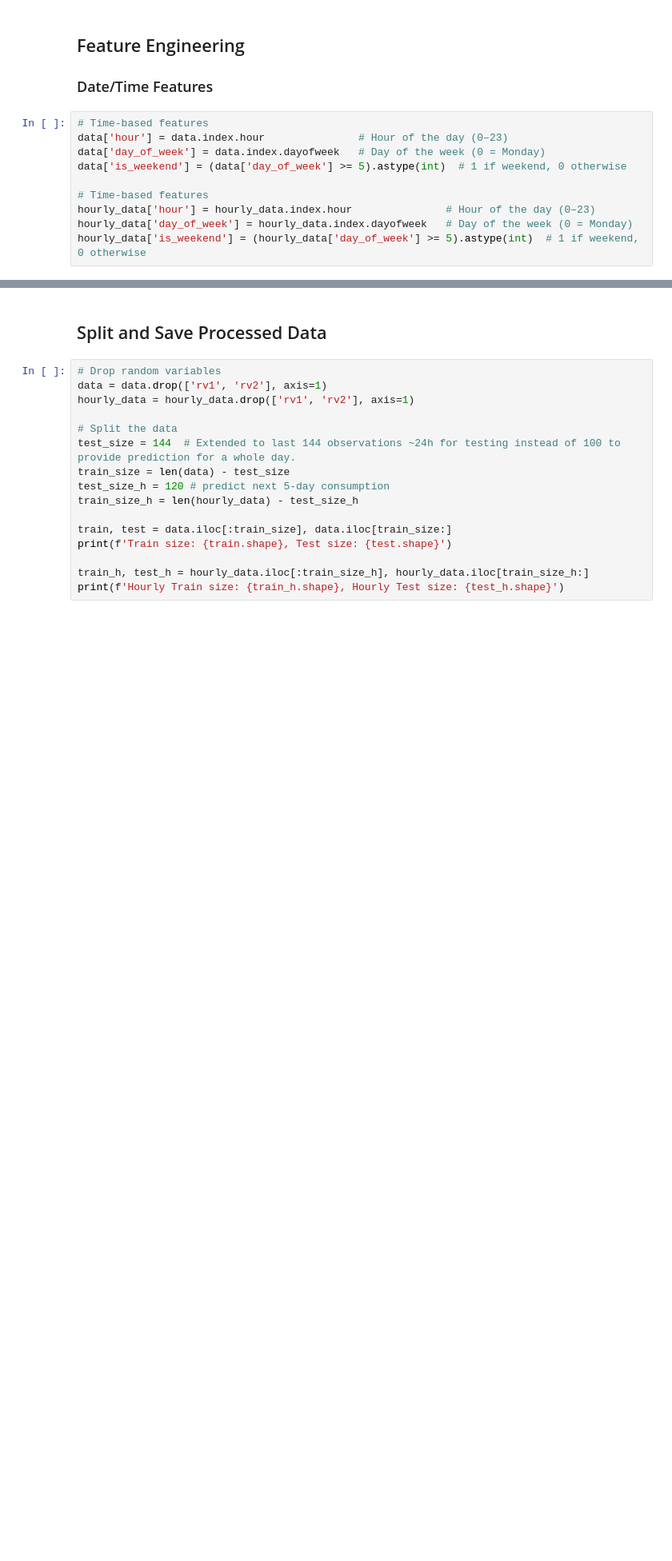
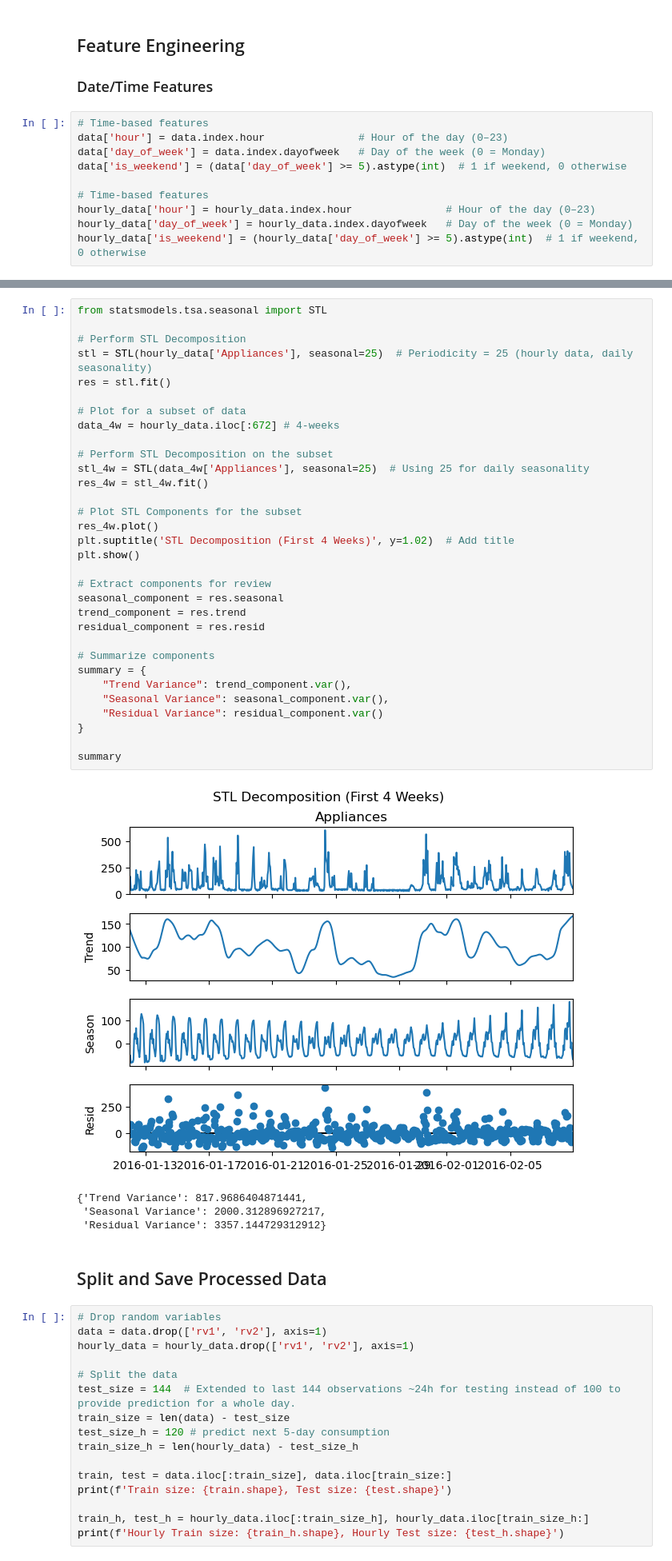
Before and after one commit to farukyasarphd/time_series_prediction_energy, a Jupyter notebook: notebooks/eda.ipynb, the cells around one changed output, grey strips where cells are left out. Shown at 80% size. Saved outputs shown, nothing was run; the diff lists cells and outputs as text; blank space fills up the shorter version.

Commit message:
updated eda with stationarity and seasonality analysis for hourly data

```diff
--- a/notebooks/eda.ipynb
+++ b/notebooks/eda.ipynb
@@ -395,3 +425,40 @@ hourly_data['is_weekend'] = (hourly_data['day_of_week'] >= 5).astype(int)  # 1 i
+# %%
+from statsmodels.tsa.seasonal import STL
+
+# Perform STL Decomposition
+stl = STL(hourly_data['Appliances'], seasonal=25)  # Periodicity = 25 (hourly data, daily seasonality)
+res = stl.fit()
+
+# Plot for a subset of data
+data_4w = hourly_data.iloc[:672] # 4-weeks
+
+# Perform STL Decomposition on the subset
+stl_4w = STL(data_4w['Appliances'], seasonal=25)  # Using 25 for daily seasonality
+res_4w = stl_4w.fit()
+
+# Plot STL Components for the subset
+res_4w.plot()
+plt.suptitle('STL Decomposition (First 4 Weeks)', y=1.02)  # Add title
+plt.show()
+
+# Extract components for review
+seasonal_component = res.seasonal
+trend_component = res.trend
+residual_component = res.resid
+
+# Summarize components
+summary = {
+    "Trend Variance": trend_component.var(),
+    "Seasonal Variance": seasonal_component.var(),
+    "Residual Variance": residual_component.var()
+}
+
+summary
+# %% [output]
+[figure, added]
+{'Trend Variance': 817.9686404871441,
+ 'Seasonal Variance': 2000.312896927217,
+ 'Residual Variance': 3357.144729312912}
 # %% [markdown]
 ## Split and Save Processed Data
 # %%
```
Also changed, not shown: parts of 5 cells of this notebook.
